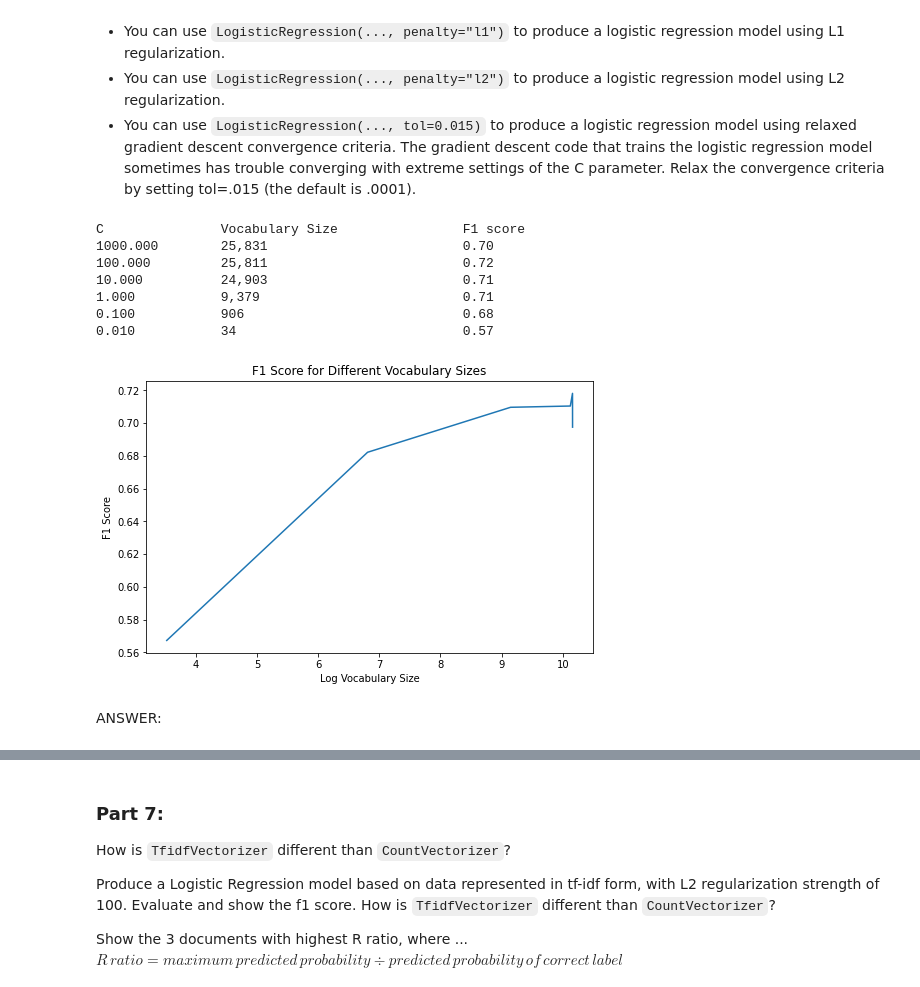
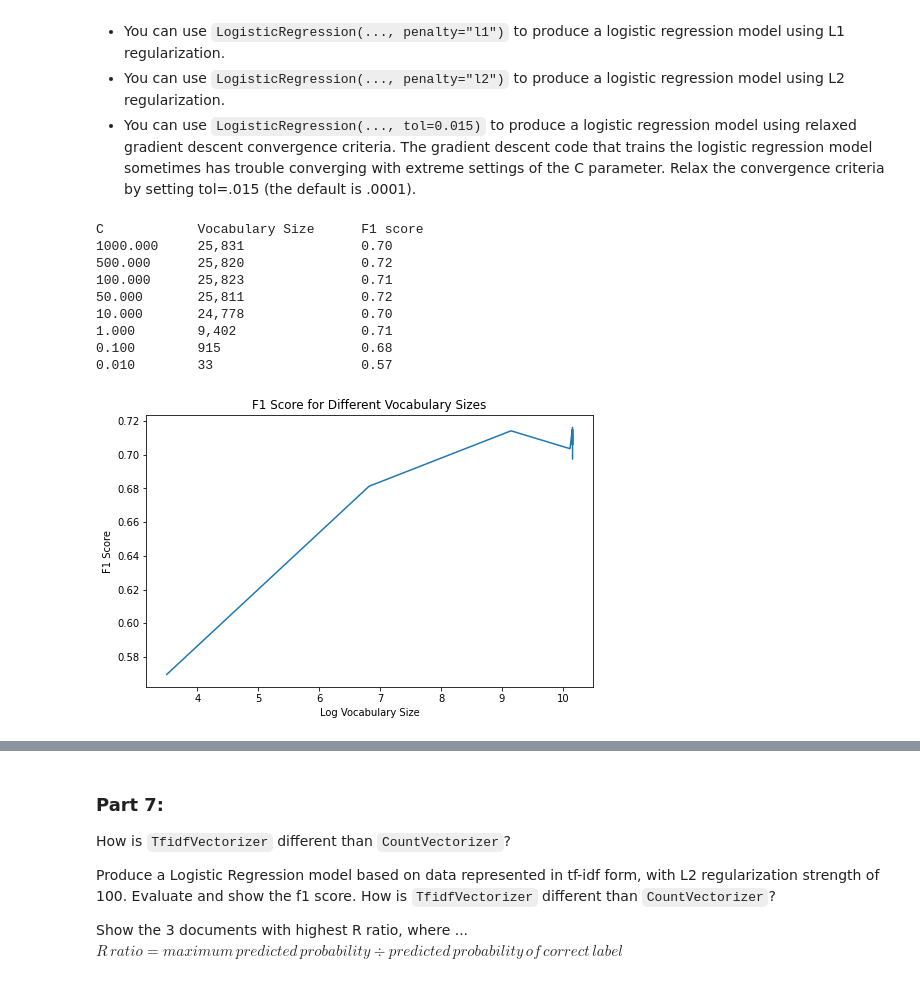
Before and after one commit to toby-p/mids-w207-projects, a Jupyter notebook: Toby_Petty_p2.ipynb, the cells around one changed output, grey strips where cells are left out. Drawn from its saved outputs; the diff is of its cells as text; code cells hidden in the pictures.

```diff
--- a/Toby_Petty_p2.ipynb
+++ b/Toby_Petty_p2.ipynb
@@ -320,0 +301,5 @@ C is the inverse of the regularization strength, therefore the smaller C is the
+# %%
+cv = CountVectorizer(input="content", ngram_range=(1, 1), analyzer="word")
+cv.fit(train_data)
+train_arr = cv.transform(train_data)
+train_arr.shape
@@ -478,15 +505,16 @@ def P6():
     # Keep this random seed here to make comparison easier.
     np.random.seed(0)
 
-    cv = CountVectorizer(input='content', preprocessor=None, ngram_range=(1, 1), analyzer='word')
+    cv = CountVectorizer(input="content", preprocessor=None, ngram_range=(1, 1), analyzer="word")
     cv.fit(train_data)
     features = cv.get_feature_names()
     train_arr = cv.transform(train_data)
     dev_arr = cv.transform(dev_data)
 
-    cs, f1_scores, vocab_sizes = [1000, 100, 10, 1, 0.1, 0.01], list(), list()
+    cs, f1_scores, vocab_sizes = [1000, 500, 100, 50, 10, 1, 0.1, 0.01], list(), list()
     print("C".ljust(12), "Vocabulary Size".ljust(20), "F1 score")
     for c in cs:
+        # Fit the L1 model:
         l1_model = LogisticRegression(penalty="l1", C=c, solver="saga", max_iter=100, tol=0.015)
         l1_model.fit(train_arr, train_labels)
 
@@ -497,44 +525,43 @@ def P6():
         new_vocab = [features[i] for i in keep_ix]
 
         # Create the new vectorizer with the smaller vocabulary:
-        cv2 = CountVectorizer(input='content', preprocessor=None,
-                              ngram_range=(1, 1), analyzer='word',
+        cv2 = CountVectorizer(input="content", preprocessor=None, ngram_range=(1, 1), analyzer="word",
                               vocabulary=new_vocab)
         cv2.fit(train_data)
         train_arr2 = cv2.transform(train_data)
 
-        # Fit the l2 model:
+        # Fit the L2 model:
         l2_model = LogisticRegression(penalty="l2", C=0.5, solver="newton-cg")
         l2_model.fit(train_arr2, train_labels)
 
         # Get the F1 score:
         pred = l2_model.predict(cv2.transform(dev_data))
         f1_score = metrics.f1_score(dev_labels, pred, average="weighted")
 
         # Store the results:
         f1_scores.append(f1_score)
         vocab_sizes.append(len(new_vocab))
 
-        print(f"{c:.3f}".ljust(15), f"{len(new_vocab):,}".ljust(30), f"{f1_score:.2f}")
+        print(f"{c:.3f}".ljust(12), f"{len(new_vocab):,}".ljust(20), f"{f1_score:.2f}")
 
     # Produce the plot
     fig, ax = plt.subplots(figsize=(8, 5))
     ax.plot(np.log(vocab_sizes), f1_scores)
     ax.set_xlabel("Log Vocabulary Size")
     ax.set_ylabel("F1 Score")
     ax.set_title("F1 Score for Different Vocabulary Sizes")
     plt.show()
 
 
 P6()
 # %% [output]
-C               Vocabulary Size                F1 score
-1000.000        25,831                         0.70
-100.000         25,811                         0.72
-10.000          24,903                         0.71
-1.000           9,379                          0.71
-0.100           906                            0.68
-0.010           34                             0.57
+C            Vocabulary Size      F1 score
+1000.000     25,831               0.70
+500.000      25,820               0.72
+100.000      25,823               0.71
+50.000       25,811               0.72
+10.000       24,778               0.70
+1.000        9,402                0.71
+0.100        915                  0.68
+0.010        33                   0.57
-[figure, old version]
+[figure, new version]
-# %% [markdown]
-ANSWER:
```
Also changed, not shown: parts of 19 cells of this notebook.
